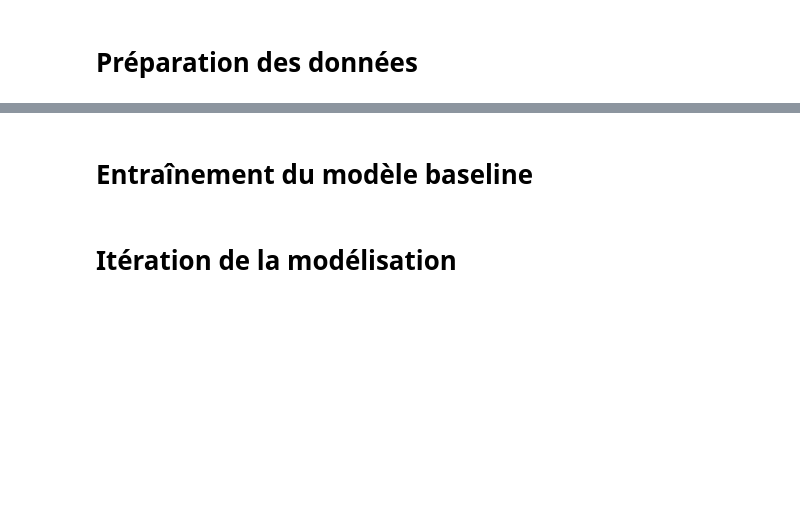
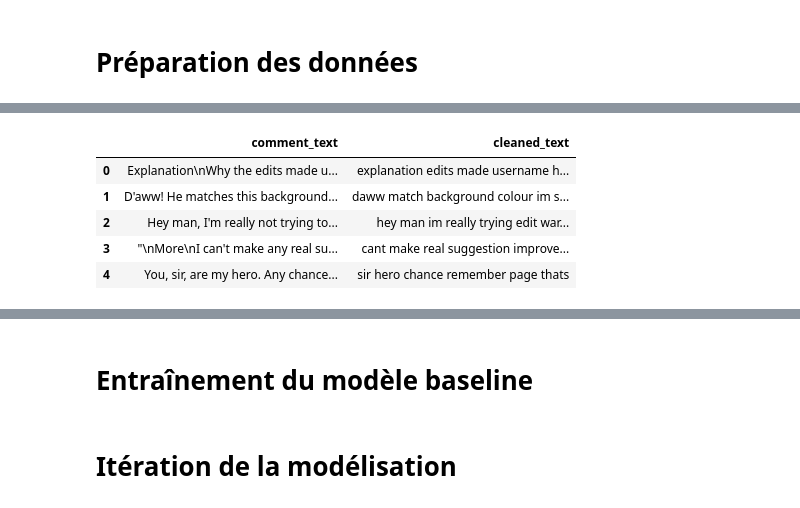
Before and after one commit to AlexandreISEN/CalculatriceWEB, a Jupyter notebook: Classification_commentaires_toxiques.ipynb, the cells around one changed output, grey strips where cells are left out. Cells and saved outputs as stored; diff of their text form; code cells hidden in the pictures; blank space fills up the shorter version.

Commit message:
Model in training

```diff
--- a/Classification_commentaires_toxiques.ipynb
+++ b/Classification_commentaires_toxiques.ipynb
@@ -19,8 +18,8 @@ drive.mount('/content/drive', force_remount=True)
 # %% [output]
 Mounted at /content/drive
 # %%
-data = pd.read_csv('/content/drive/MyDrive/data_classification_commentaires_toxiques/train.csv')
-data.head()
+df = pd.read_csv('/content/drive/MyDrive/data_classification_commentaires_toxiques/train.csv')
+df.head()
 # %% [output]
 |  | id | comment_text | toxic | severe_toxic | obscene | threat | insult | identity_hate |
 | 0 | 0000997932d777bf | Explanation\nWhy the edits made u... | 0 | 0 | 0 | 0 | 0 | 0 |
@@ -38,0 +130,48 @@ data.head()
+# %%
+def clean_text(text):
+    # Lowercasing
+    text = text.lower()
+
+    # Remove punctuation
+    text = text.translate(str.maketrans("", "", string.punctuation))
+
+    # Remove extra whitespace
+    text = re.sub(r'\s+', ' ', text).strip()
+
+    # Handle contractions (e.g., "don't" -> "do not")
+    contractions = {
+        "n't": " not", "'re": " are", "'s": " is", "'d": " would",
+        "'ll": " will", "'t": " not", "'ve": " have", "'m": " am"
+    }
+    for contraction, full_form in contractions.items():
+        text = text.replace(contraction, full_form)
+
+    # Spell-checking
+    #text = spell(text)
+
+    # Tokenization
+    tokens = word_tokenize(text)
+
+    # Remove stopwords
+    tokens = [word for word in tokens if word not in stop_words]
+
+    # Lemmatization
+    tokens = [lemmatizer.lemmatize(word) for word in tokens]
+
+    # Join words back into a single string
+    cleaned_text = ' '.join(tokens)
+
+    return cleaned_text
+# %%
+# Apply cleaning function to all comments
+df['cleaned_text'] = df['comment_text'].apply(clean_text)
+
+# Verify the results
+df[['comment_text', 'cleaned_text']].head()
+# %% [output]
+|  | comment_text | cleaned_text |
+| 0 | Explanation\nWhy the edits made u... | explanation edits made username h... |
+| 1 | D'aww! He matches this background... | daww match background colour im s... |
+| 2 | Hey man, I'm really not trying to... | hey man im really trying edit war... |
+| 3 | "\nMore\nI can't make any real su... | cant make real suggestion improve... |
+| 4 | You, sir, are my hero. Any chance... | sir hero chance remember page thats |
```
Also changed, not shown: parts of 22 cells of this notebook.
